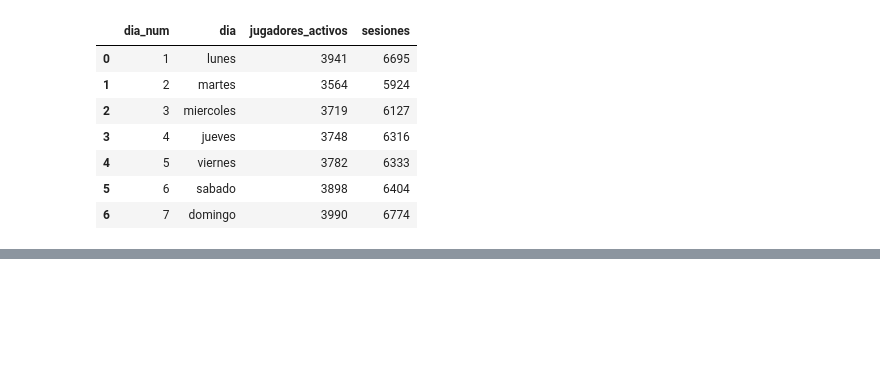
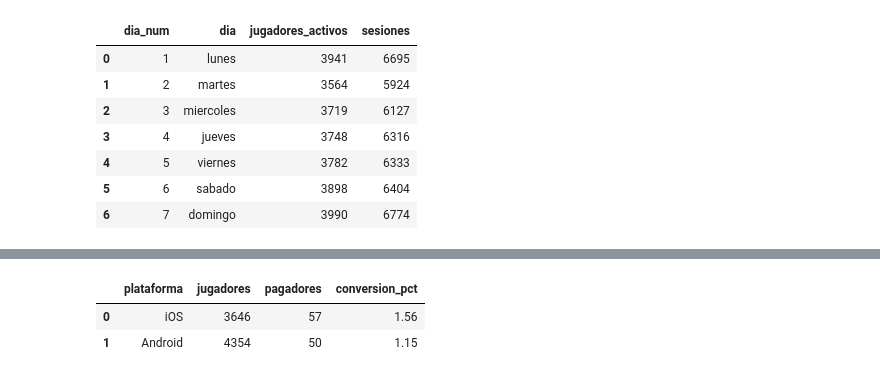
Before and after one commit to paulaibaa/playloop-game-industry-business-case, a Jupyter notebook: notebooks/03_analisis.ipynb, the cells around one changed output, grey strips where cells are left out. Saved outputs shown, nothing was run; the diff lists cells and outputs as text; code cells hidden in the pictures; blank space fills up the shorter version.

Commit message:
Completa análisis de monetización y concentración de ingresos

```diff
--- a/notebooks/03_analisis.ipynb
+++ b/notebooks/03_analisis.ipynb
@@ -454,0 +672,20 @@ actividad_semana
+# %%
+# Agrupamos las compras según el tipo de producto del catálogo.
+consulta_productos = text("""
+    SELECT
+        pi.tipo,
+        COUNT(*) AS compras,
+        ROUND(SUM(c.importe),2) AS ingreso_bruto
+
+    FROM public.compras AS c
+    JOIN public.productos_iap AS pi
+        ON c.producto_id = pi.producto_id
+    GROUP BY pi.tipo
+    ORDER BY ingreso_bruto DESC
+""")
+
+# Ejecutamos SQL y guardamos el resultado en pandas.
+with engine.connect() as conexion:
+    compras_por_tipo = pd.read_sql(consulta_productos, conexion)
+
+compras_por_tipo
@@ -454,0 +711,31 @@ actividad_semana
+# %%
+# Calculamos la conversión por plataforma usando una lista de pagadores únicos.
+consulta_conversion_plataforma = text("""
+    WITH pagadores AS(
+        SELECT DISTINCT user_id FROM public.compras)
+
+    SELECT
+        u.plataforma,
+        COUNT(DISTINCT u.user_id) AS jugadores,
+        COUNT(DISTINCT p.user_id) AS pagadores,
+        ROUND(
+            100.0*COUNT(DISTINCT p.user_id)
+            / NULLIF(COUNT(DISTINCT u.user_id),0),
+            2
+        ) AS conversion_pct
+
+    FROM public.usuarios AS u
+    LEFT JOIN pagadores AS p
+        ON u.user_id = p.user_id
+    GROUP BY u.plataforma
+    ORDER BY conversion_pct DESC
+""")
+
+with engine.connect() as conexion:
+    conversion_plataforma =  pd.read_sql(consulta_conversion_plataforma,conexion)
+
+conversion_plataforma
+# %% [output]
+|  | plataforma | jugadores | pagadores | conversion_pct |
+| 0 | iOS | 3646 | 57 | 1.56 |
+| 1 | Android | 4354 | 50 | 1.15 |
```
Also changed, not shown: parts of 36 cells of this notebook.
